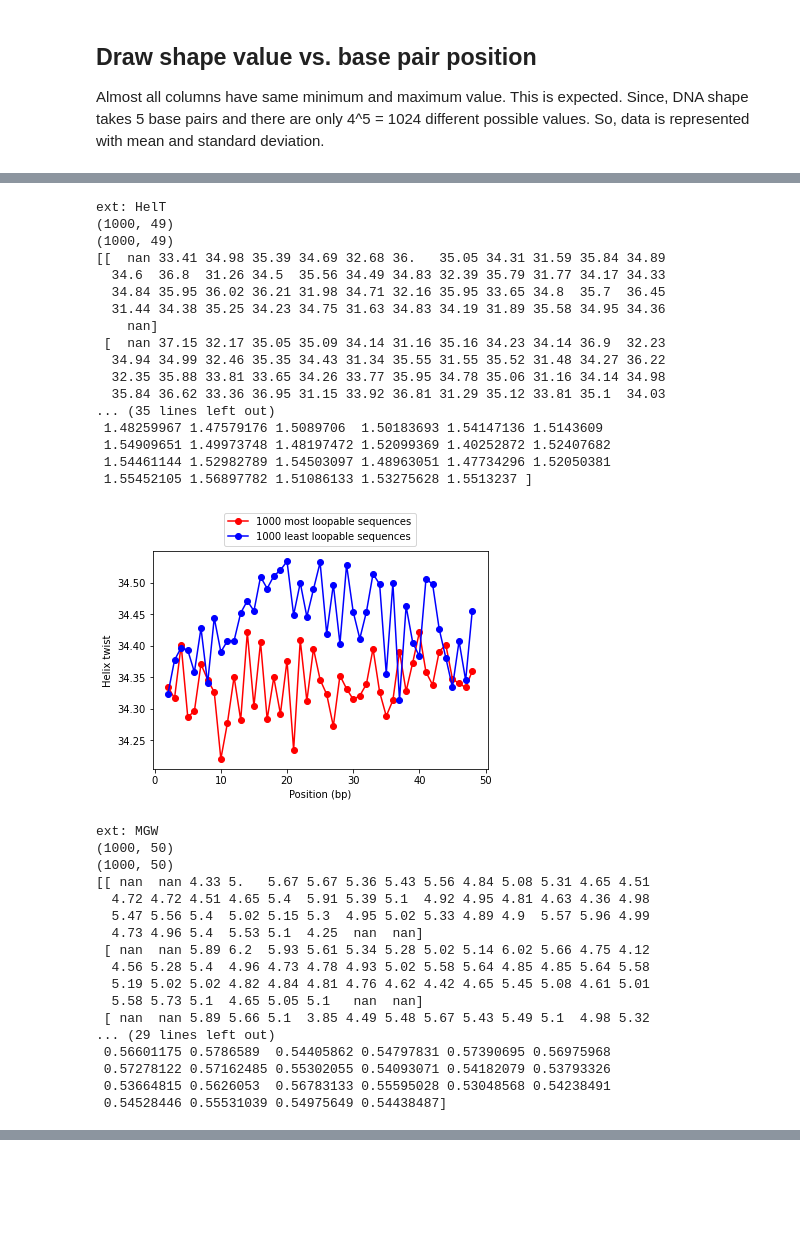
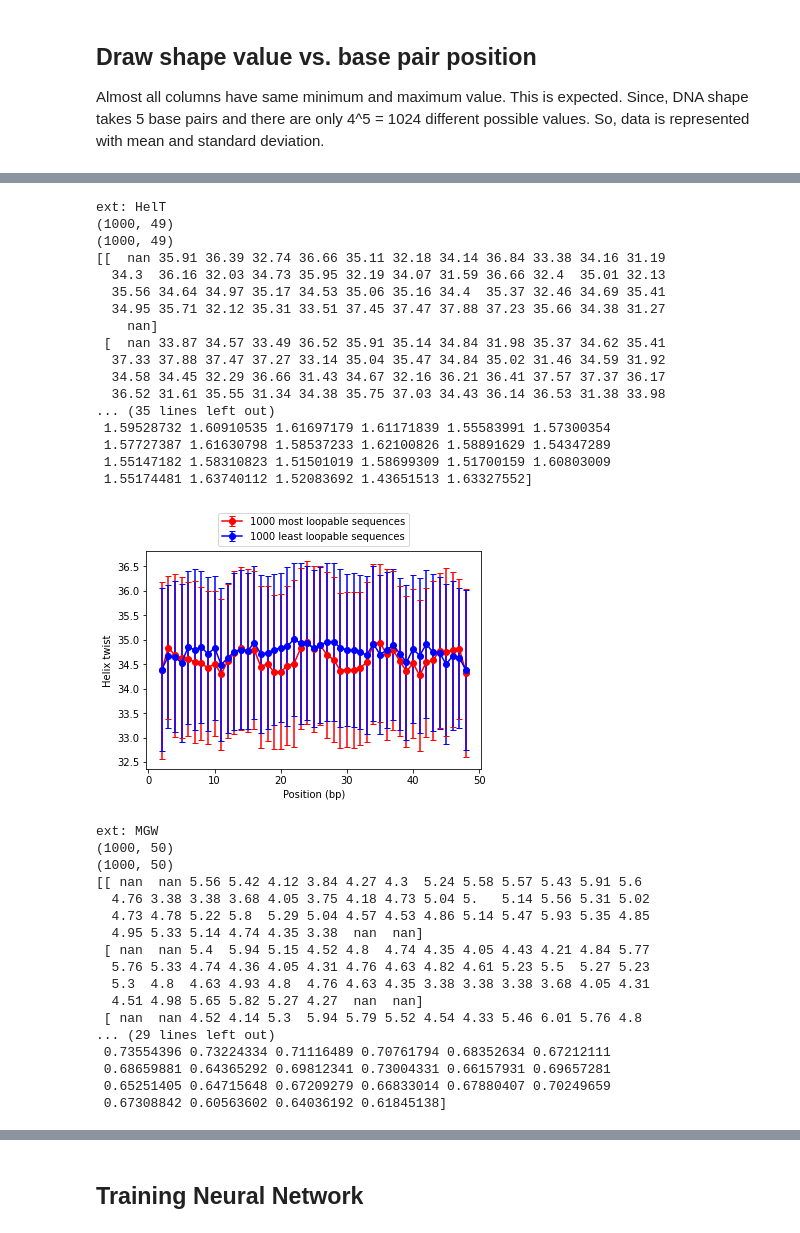
Before and after one commit to sadmankiba/bendability, a Jupyter notebook: analysis.ipynb, the cells around one changed output, grey strips where cells are left out. Saved outputs shown, nothing was run; the diff lists cells and outputs as text; code cells hidden in the pictures; blank space fills up the shorter version.

```diff
--- a/analysis.ipynb
+++ b/analysis.ipynb
@@ -217,6 +217,10 @@ def get_shape(file_path):
 
         return np.array(all_seq_shapes).astype(float)
 
+def find_valid_cols(arr):
+    "Return column indices of not-nan values of a Numpy 1D array"
+    mask = np.invert(np.isnan(arr))
+    return np.where(mask)[0]
 
 dna_shape_ext = ['EP', 'HelT', 'MGW', 'ProT', "Roll"]
 
@@ -230,8 +234,8 @@ full_form = {
 
 for ext in dna_shape_ext:
     print('ext:', ext)
-    marr = get_shape(f"./data/rl_most_1000.txt.{ext}")
-    larr = get_shape(f"./data/rl_least_1000.txt.{ext}")
+    marr = get_shape(f"./data/cnl_most_1000.txt.{ext}")
+    larr = get_shape(f"./data/cnl_least_1000.txt.{ext}")
     print(marr.shape)
     print(larr.shape)
 
@@ -240,8 +244,7 @@ for ext in dna_shape_ext:
     print(larr[random.sample(list(range(marr.shape[0])), 3)])
 
     # Cut off not-nan columns
-    mask = np.invert(np.isnan(marr[0].flatten()))
-    valid_cols = np.where(mask)[0]
+    valid_cols = find_valid_cols(marr[0].flatten())
     x = valid_cols + 1
     marr = marr[:, valid_cols]
     larr = larr[:, valid_cols]
@@ -256,7 +259,7 @@ for ext in dna_shape_ext:
     print('ymerr\n', ymerr)
     print('ylerr\n', ylerr)
 
-    plot_opt = 'mean'   # 'mean' or 'std'
+    plot_opt = 'std'   # 'mean' or 'std'
     if plot_opt == 'std':
         plt.errorbar(x, ym, yerr = ymerr, capsize=3, linestyle='-', marker='o', color='r', label='1000 most loopable sequences')
         plt.errorbar(x, yl, yerr = ylerr, capsize=3, linestyle='-', marker='o', color='b', label='1000 least loopable sequences')
@@ -267,7 +270,7 @@ for ext in dna_shape_ext:
     plt.legend(loc='upper center', bbox_to_anchor=(0.5, 1.20))
     plt.xlabel('Position (bp)')
     plt.ylabel(f'{full_form[ext]}')
-    plt.savefig(f'./figures/rl_{ext.lower()}_{plot_opt}.png', bbox_inches="tight")
+    plt.savefig(f'./figures/cnl_{ext.lower()}_{plot_opt}.png', bbox_inches="tight")
     plt.show()
 # %% [output]
 ext: EP
@@ -291,35 +294,35 @@ ext: EP
 ext: HelT
 (1000, 49)
 (1000, 49)
-[[  nan 33.41 34.98 35.39 34.69 32.68 36.   35.05 34.31 31.59 35.84 34.89
-  34.6  36.8  31.26 34.5  35.56 34.49 34.83 32.39 35.79 31.77 34.17 34.33
-  34.84 35.95 36.02 36.21 31.98 34.71 32.16 35.95 33.65 34.8  35.7  36.45
-  31.44 34.38 35.25 34.23 34.75 31.63 34.83 34.19 31.89 35.58 34.95 34.36
+[[  nan 35.91 36.39 32.74 36.66 35.11 32.18 34.14 36.84 33.38 34.16 31.19
+  34.3  36.16 32.03 34.73 35.95 32.19 34.07 31.59 36.66 32.4  35.01 32.13
+  35.56 34.64 34.97 35.17 34.53 35.06 35.16 34.4  35.37 32.46 34.69 35.41
+  34.95 35.71 32.12 35.31 33.51 37.45 37.47 37.88 37.23 35.66 34.38 31.27
     nan]
- [  nan 37.15 32.17 35.05 35.09 34.14 31.16 35.16 34.23 34.14 36.9  32.23
-  34.94 34.99 32.46 35.35 34.43 31.34 35.55 31.55 35.52 31.48 34.27 36.22
-  32.35 35.88 33.81 33.65 34.26 33.77 35.95 34.78 35.06 31.16 34.14 34.98
-  35.84 36.62 33.36 36.95 31.15 33.92 36.81 31.29 35.12 33.81 35.1  34.03
+ [  nan 33.87 34.57 33.49 36.52 35.91 35.14 34.84 31.98 35.37 34.62 35.41
+  37.33 37.88 37.47 37.27 33.14 35.04 35.47 34.84 35.02 31.46 34.59 31.92
+  34.58 34.45 32.29 36.66 31.43 34.67 32.16 36.21 36.41 37.57 37.37 36.17
+  36.52 31.61 35.55 31.34 34.38 35.75 37.03 34.43 36.14 36.53 31.38 33.98
 ... (35 lines left out)
- 1.48259967 1.47579176 1.5089706  1.50183693 1.54147136 1.5143609
- 1.54909651 1.49973748 1.48197472 1.52099369 1.40252872 1.52407682
- 1.54461144 1.52982789 1.54503097 1.48963051 1.47734296 1.52050381
- 1.55452105 1.56897782 1.51086133 1.53275628 1.5513237 ]
+ 1.59528732 1.60910535 1.61697179 1.61171839 1.55583991 1.57300354
+ 1.57727387 1.61630798 1.58537233 1.62100826 1.58891629 1.54347289
+ 1.55147182 1.58310823 1.51501019 1.58699309 1.51700159 1.60803009
+ 1.55174481 1.63740112 1.52083692 1.43651513 1.63327552]
-[figure, old version]
+[figure, new version]
 ext: MGW
 (1000, 50)
 (1000, 50)
-[[ nan  nan 4.33 5.   5.67 5.67 5.36 5.43 5.56 4.84 5.08 5.31 4.65 4.51
-  4.72 4.72 4.51 4.65 5.4  5.91 5.39 5.1  4.92 4.95 4.81 4.63 4.36 4.98
-  5.47 5.56 5.4  5.02 5.15 5.3  4.95 5.02 5.33 4.89 4.9  5.57 5.96 4.99
-  4.73 4.96 5.4  5.53 5.1  4.25  nan  nan]
- [ nan  nan 5.89 6.2  5.93 5.61 5.34 5.28 5.02 5.14 6.02 5.66 4.75 4.12
-  4.56 5.28 5.4  4.96 4.73 4.78 4.93 5.02 5.58 5.64 4.85 4.85 5.64 5.58
-  5.19 5.02 5.02 4.82 4.84 4.81 4.76 4.62 4.42 4.65 5.45 5.08 4.61 5.01
-  5.58 5.73 5.1  4.65 5.05 5.1   nan  nan]
- [ nan  nan 5.89 5.66 5.1  3.85 4.49 5.48 5.67 5.43 5.49 5.1  4.98 5.32
+[[ nan  nan 5.56 5.42 4.12 3.84 4.27 4.3  5.24 5.58 5.57 5.43 5.91 5.6
+  4.76 3.38 3.38 3.68 4.05 3.75 4.18 4.73 5.04 5.   5.14 5.56 5.31 5.02
+  4.73 4.78 5.22 5.8  5.29 5.04 4.57 4.53 4.86 5.14 5.47 5.93 5.35 4.85
+  4.95 5.33 5.14 4.74 4.35 3.38  nan  nan]
+ [ nan  nan 5.4  5.94 5.15 4.52 4.8  4.74 4.35 4.05 4.43 4.21 4.84 5.77
+  5.76 5.33 4.74 4.36 4.05 4.31 4.76 4.63 4.82 4.61 5.23 5.5  5.27 5.23
+  5.3  4.8  4.63 4.93 4.8  4.76 4.63 4.35 3.38 3.38 3.38 3.68 4.05 4.31
+  4.51 4.98 5.65 5.82 5.27 4.27  nan  nan]
+ [ nan  nan 4.52 4.14 5.3  5.94 5.79 5.52 4.54 4.33 5.46 6.01 5.76 4.8
 ... (29 lines left out)
- 0.56601175 0.5786589  0.54405862 0.54797831 0.57390695 0.56975968
- 0.57278122 0.57162485 0.55302055 0.54093071 0.54182079 0.53793326
- 0.53664815 0.5626053  0.56783133 0.55595028 0.53048568 0.54238491
- 0.54528446 0.55531039 0.54975649 0.54438487]
+ 0.73554396 0.73224334 0.71116489 0.70761794 0.68352634 0.67212111
+ 0.68659881 0.64365292 0.69812341 0.73004331 0.66157931 0.69657281
+ 0.65251405 0.64715648 0.67209279 0.66833014 0.67880407 0.70249659
+ 0.67308842 0.60563602 0.64036192 0.61845138]
@@ -362,0 +366,2 @@ ext: Roll
+# %% [markdown]
+## Training Neural Network
```
Also changed, not shown: parts of 3 cells of this notebook, 2 other files.
